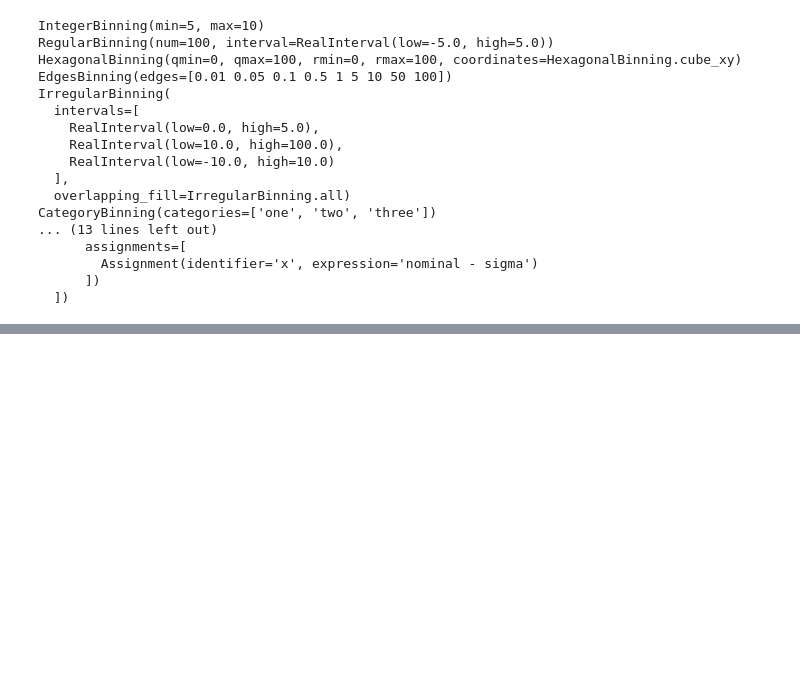
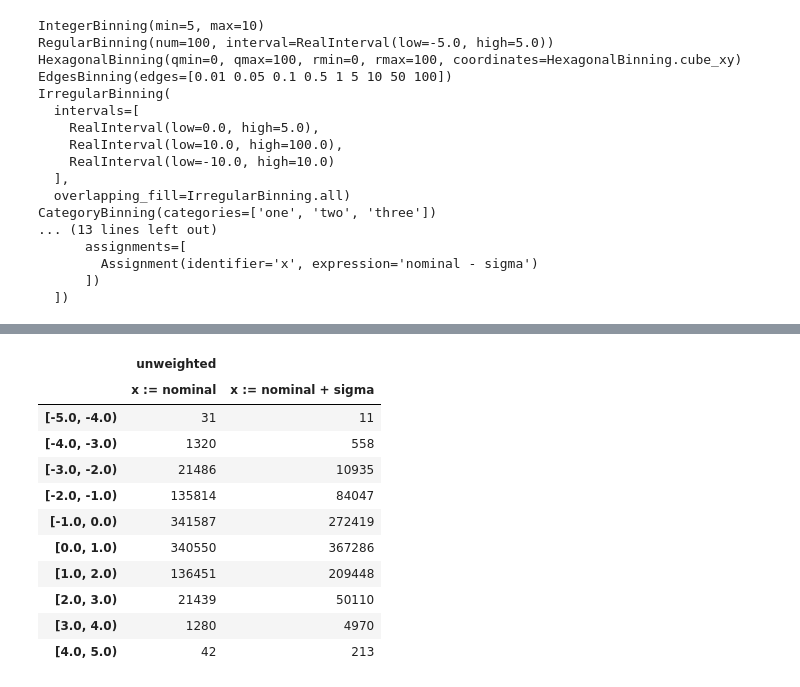
Before and after one commit to scikit-hep/aghast, a Jupyter notebook: binder/examples.ipynb, the cells around one changed output, grey strips where cells are left out. Saved outputs shown, nothing was run; the diff lists cells and outputs as text; code cells hidden in the pictures; blank space fills up the shorter version.

```diff
--- a/binder/examples.ipynb
+++ b/binder/examples.ipynb
@@ -204,0 +341,15 @@ CategoryBinning(categories=['one', 'two', 'three'])
+# %%
+df.unstack(level=0)
+# %% [output]
+|  | unweighted |  |
+|  | x := nominal | x := nominal + sigma |
+| [-5.0, -4.0) | 31 | 11 |
+| [-4.0, -3.0) | 1320 | 558 |
+| [-3.0, -2.0) | 21486 | 10935 |
+| [-2.0, -1.0) | 135814 | 84047 |
+| [-1.0, 0.0) | 341587 | 272419 |
+| [0.0, 1.0) | 340550 | 367286 |
+| [1.0, 2.0) | 136451 | 209448 |
+| [2.0, 3.0) | 21439 | 50110 |
+| [3.0, 4.0) | 1280 | 4970 |
+| [4.0, 5.0) | 42 | 213 |
```
Also changed, not shown: parts of 10 cells of this notebook.
